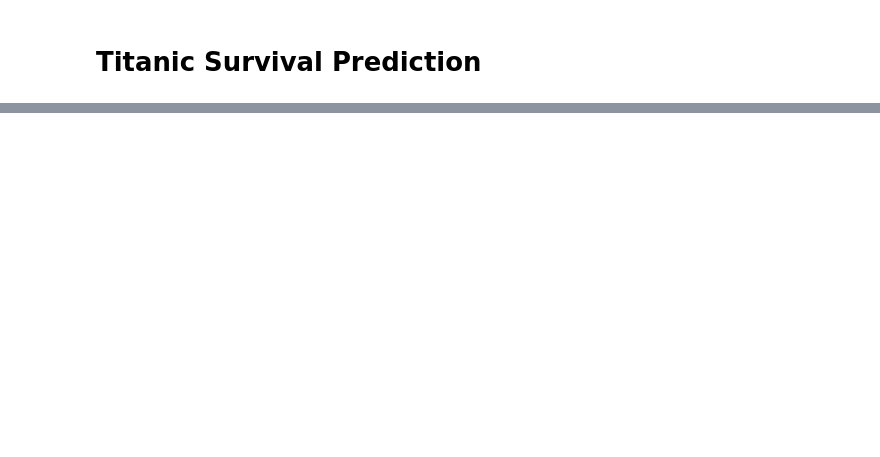
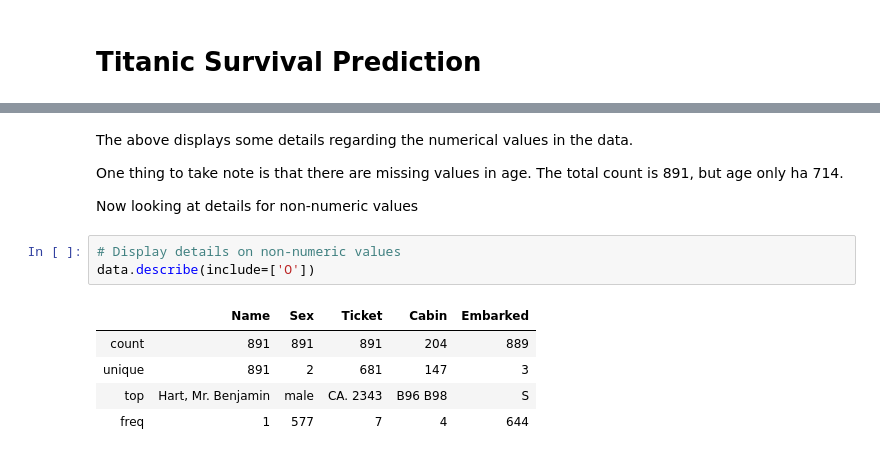
Before and after one commit to kdenny25/Titanic-Survival-Analysis, a Jupyter notebook: Titanic Survivor Analysis.ipynb, the cells around one changed output, grey strips where cells are left out. Cells and saved outputs as stored; diff of their text form; blank space fills up the shorter version.

```diff
--- a/Titanic Survivor Analysis.ipynb
+++ b/Titanic Survivor Analysis.ipynb
@@ -46,0 +74,15 @@ There are 12 columns for this dataset
+# %% [markdown]
+The above displays some details regarding the numerical values in the data.
+
+One thing to take note is that there are missing values in age. The total count is 891, but age only ha 714.
+
+Now looking at details for non-numeric values
+# %%
+# Display details on non-numeric values
+data.describe(include=['O'])
+# %% [output]
+|  | Name | Sex | Ticket | Cabin | Embarked |
+| count | 891 | 891 | 891 | 204 | 889 |
+| unique | 891 | 2 | 681 | 147 | 3 |
+| top | Hart, Mr. Benjamin | male | CA. 2343 | B96 B98 | S |
+| freq | 1 | 577 | 7 | 4 | 644 |
```
Also changed, not shown: parts of 9 cells of this notebook.
